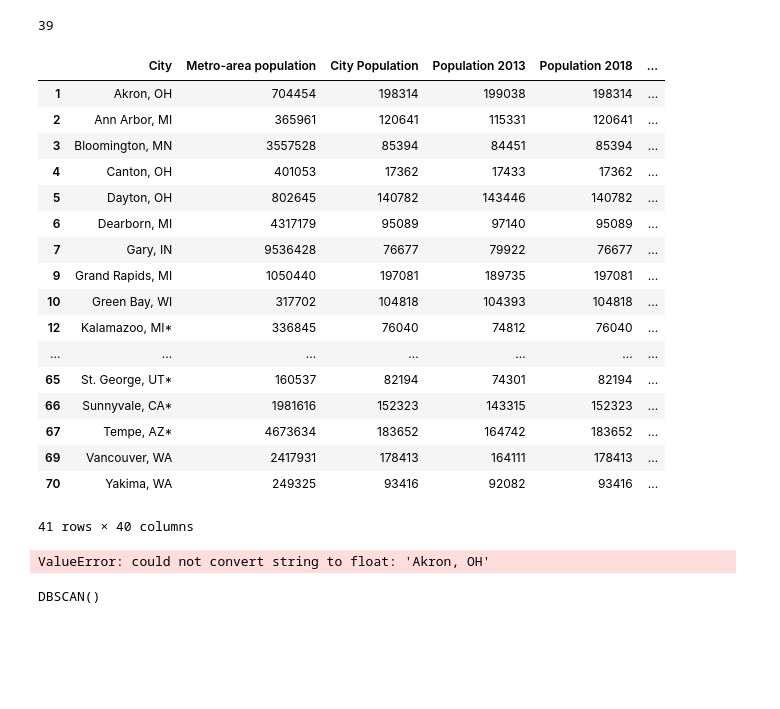
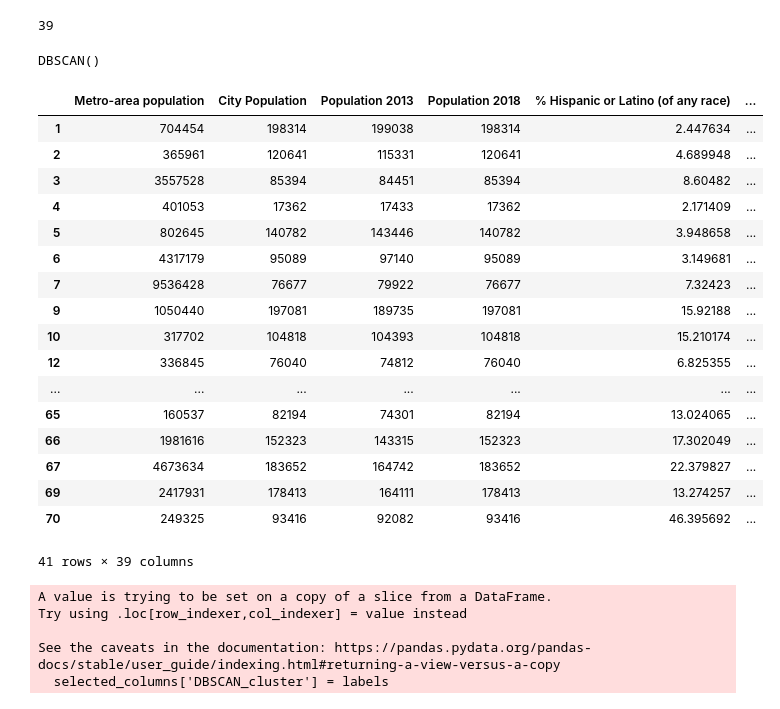
Before and after one commit to dereksgithub/cities_study_QM_Term_project, a Jupyter notebook: term_proj.ipynb, the cells around one changed output. Saved outputs shown, nothing was run; the diff lists cells and outputs as text; code cells hidden in the pictures; blank space fills up the shorter version.

Commit message:
finished k-means. DBSCAN results not ideal

```diff
--- a/term_proj.ipynb
+++ b/term_proj.ipynb
@@ -152,38 +152,6 @@ new_col_list = [x for x in keep_list if x not in non_quant_cols_to_remove]
 len(new_col_list)
 # %% [output]
 39
-# %%
-selected_columns_dbscan
-# %% [output]
-|  | City | Metro-area population | City Population | Population 2013 | Population 2018 | ... |
-| 1 | Akron, OH | 704454 | 198314 | 199038 | 198314 | ... |
-| 2 | Ann Arbor, MI | 365961 | 120641 | 115331 | 120641 | ... |
-| 3 | Bloomington, MN | 3557528 | 85394 | 84451 | 85394 | ... |
-| 4 | Canton, OH | 401053 | 17362 | 17433 | 17362 | ... |
-| 5 | Dayton, OH | 802645 | 140782 | 143446 | 140782 | ... |
-| 6 | Dearborn, MI | 4317179 | 95089 | 97140 | 95089 | ... |
-| 7 | Gary, IN | 9536428 | 76677 | 79922 | 76677 | ... |
-| 9 | Grand Rapids, MI | 1050440 | 197081 | 189735 | 197081 | ... |
-| 10 | Green Bay, WI | 317702 | 104818 | 104393 | 104818 | ... |
-| 12 | Kalamazoo, MI* | 336845 | 76040 | 74812 | 76040 | ... |
-| ... | ... | ... | ... | ... | ... | ... |
-| 65 | St. George, UT* | 160537 | 82194 | 74301 | 82194 | ... |
-| 66 | Sunnyvale, CA* | 1981616 | 152323 | 143315 | 152323 | ... |
-| 67 | Tempe, AZ* | 4673634 | 183652 | 164742 | 183652 | ... |
-| 69 | Vancouver, WA | 2417931 | 178413 | 164111 | 178413 | ... |
-| 70 | Yakima, WA | 249325 | 93416 | 92082 | 93416 | ... |
-41 rows × 40 columns
-# %%
-# Assuming your DataFrame is named df
-selected_columns_dbscan = selected_columns.iloc[:, 0:]  # Select all columns except the first
-dbscan = DBSCAN(eps=0.5, min_samples=10)  # Adjust parameters as needed
-dbscan.fit(selected_columns_dbscan)
-
-labels = dbscan.labels_
-
-selected_columns['cluster'] = labels
-# %% [output]
-ValueError: could not convert string to float: 'Akron, OH'
 # %%
 # Select the columns for clustering
 selected_columns = citydf_cleaned[new_col_list]
@@ -195,3 +163,41 @@ dbscan = DBSCAN(eps=0.5, min_samples=5)
 dbscan.fit(selected_columns)
 # %% [output]
 DBSCAN()
+# %%
+selected_columns
+# %% [output]
+|  | Metro-area population | City Population | Population 2013 | Population 2018 | % Hispanic or Latino (of any race) | ... |
+| 1 | 704454 | 198314 | 199038 | 198314 | 2.447634 | ... |
+| 2 | 365961 | 120641 | 115331 | 120641 | 4.689948 | ... |
+| 3 | 3557528 | 85394 | 84451 | 85394 | 8.60482 | ... |
+| 4 | 401053 | 17362 | 17433 | 17362 | 2.171409 | ... |
+| 5 | 802645 | 140782 | 143446 | 140782 | 3.948658 | ... |
+| 6 | 4317179 | 95089 | 97140 | 95089 | 3.149681 | ... |
+| 7 | 9536428 | 76677 | 79922 | 76677 | 7.32423 | ... |
+| 9 | 1050440 | 197081 | 189735 | 197081 | 15.92188 | ... |
+| 10 | 317702 | 104818 | 104393 | 104818 | 15.210174 | ... |
+| 12 | 336845 | 76040 | 74812 | 76040 | 6.825355 | ... |
+| ... | ... | ... | ... | ... | ... | ... |
+| 65 | 160537 | 82194 | 74301 | 82194 | 13.024065 | ... |
+| 66 | 1981616 | 152323 | 143315 | 152323 | 17.302049 | ... |
+| 67 | 4673634 | 183652 | 164742 | 183652 | 22.379827 | ... |
+| 69 | 2417931 | 178413 | 164111 | 178413 | 13.274257 | ... |
+| 70 | 249325 | 93416 | 92082 | 93416 | 46.395692 | ... |
+41 rows × 39 columns
+# %%
+# Assuming your DataFrame is named df
+
+# Select all columns except the first one: city name.
+selected_columns_dbscan = selected_columns.iloc[:, 0:]
+dbscan = DBSCAN(eps=0.1, min_samples=3)  # Adjust parameters as needed
+dbscan.fit(selected_columns_dbscan)
+
+labels = dbscan.labels_
+
+selected_columns['DBSCAN_cluster'] = labels
+# %% [output]
+A value is trying to be set on a copy of a slice from a DataFrame.
+Try using .loc[row_indexer,col_indexer] = value instead
+
+See the caveats in the documentation: https://pandas.pydata.org/pandas-docs/stable/user_guide/indexing.html#returning-a-view-versus-a-copy
+  selected_columns['DBSCAN_cluster'] = labels
```
Also changed, not shown: parts of 10 cells of this notebook.
